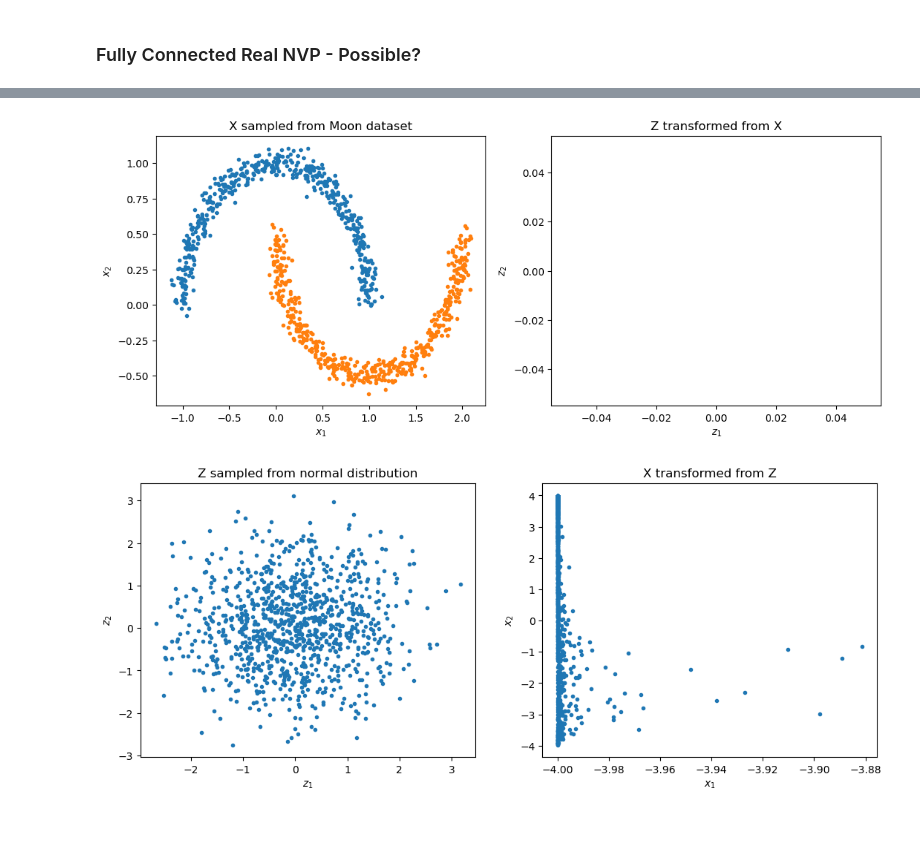
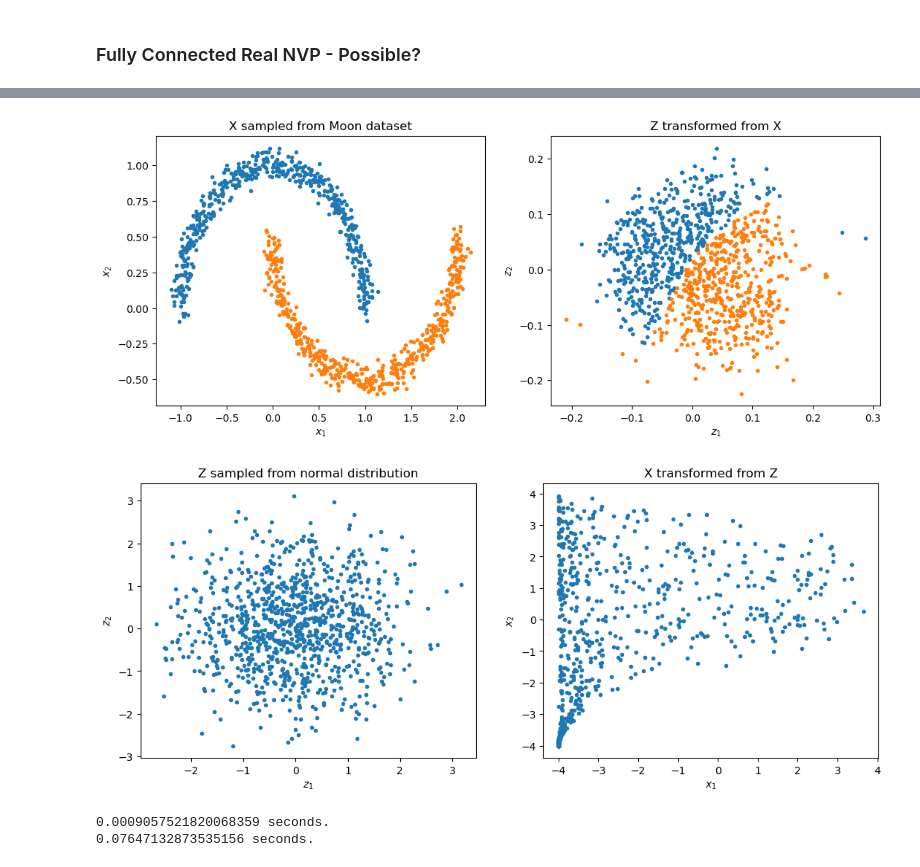
Before and after one commit to jacketdembys/wcci24, a Jupyter notebook: possible/real_nvp_simple_1.ipynb, the cells around one changed output, grey strips where cells are left out. Drawn from its saved outputs; the diff is of its cells as text; code cells hidden in the pictures; blank space fills up the shorter version.

```diff
--- a/possible/real_nvp_simple_1.ipynb
+++ b/possible/real_nvp_simple_1.ipynb
@@ -393,6 +393,7 @@ torch.backends.cudnn.deterministic = True
 ## Masks used to define the number and the type of affine coupling layers
 ## In each mask, 1 means that the variable at the corresponding position is
 ## kept fixed in the affine coupling layer
+"""
 masks = [[1.0, 0.0],
          [0.0, 1.0],
          [1.0, 0.0],
@@ -401,12 +402,27 @@ masks = [[1.0, 0.0],
          [0.0, 1.0],
          [1.0, 0.0],
          [0.0, 1.0]]
+"""
+
+masks = [[1.0, 0.0],
+         [0.0, 1.0],
+         [1.0, 0.0],
+         [0.0, 1.0],
+         [1.0, 0.0],
+         [0.0, 1.0],
+         [1.0, 0.0],
+         [0.0, 1.0],
+         [1.0, 0.0],
+         [0.0, 1.0]]
+
+
+numExperiment = len(masks)/2
 
 ## dimension of hidden units used in scale and translation transformation
 hidden_dim = 128
 
 ## construct the RealNVP_2D object
-realNVP_type = "numerical" # analytical, numerical
+realNVP_type = "analytical" # analytical, numerical
 if realNVP_type == "analytical":
     realNVP = RealNVP_2D(masks, hidden_dim)
 elif realNVP_type == "numerical":
@@ -422,7 +438,7 @@ device = next(realNVP.parameters()).device
 
 optimizer = optim.Adam(realNVP.parameters(), lr = 0.0001)
 
-EPOCHS = 1000
+EPOCHS = 10000
 # num_steps = 5000
 
 
@@ -512,6 +528,7 @@ plt.plot(z[label==1,0], z[label==1,1], ".")
 plt.title("Z transformed from X")
 plt.xlabel(r"$z_1$")
 plt.ylabel(r"$z_2$")
+plt.savefig("exp_"+str(int(numExperiment))+"_layer_forward.pdf", format="pdf", bbox_inches="tight")
 plt.show()
 # %% [output]
 ==> Architecture:
@@ -534 +551 @@ Elapsed time: 59.243919134140015 seconds
-[figure, old version]
+[figure, new version]
@@ -542,7 +557,7 @@ if realNVP_type == "analytical":
 elif realNVP_type == "numerical":
     realNVP_test = RealNVP_2D_NJ(masks, hidden_dim).to(device)
 
-weights_file = save_path+"/epoch_299.pth"
+weights_file = save_path+"/epoch_9999.pth"
 
 state_dict = realNVP_test.state_dict()
 for n, p in torch.load(weights_file, map_location=lambda storage, loc: storage).items():
@@ -583,9 +598,10 @@ plt.title("X transformed from Z")
 plt.xlabel(r"$x_1$")
 plt.ylabel(r"$x_2$")
 
+plt.savefig("exp_"+str(int(numExperiment))+"_layer_inverse.pdf", format="pdf", bbox_inches="tight")
 plt.show()
 # %% [output]
-[figure, old version]
+[figure, new version]
 # %%
 # checking determinant computational cost
 st = time.time()
@@ -597,3 +613,6 @@ st = time.time()
 detJ = torch.linalg.det(J.to(device))
 et = time.time()
 print("{} seconds.".format(et-st))
+# %% [output]
+0.0009057521820068359 seconds.
+0.07647132873535156 seconds.
```
Also changed, not shown: parts of 2 cells of this notebook, 26 other files.
